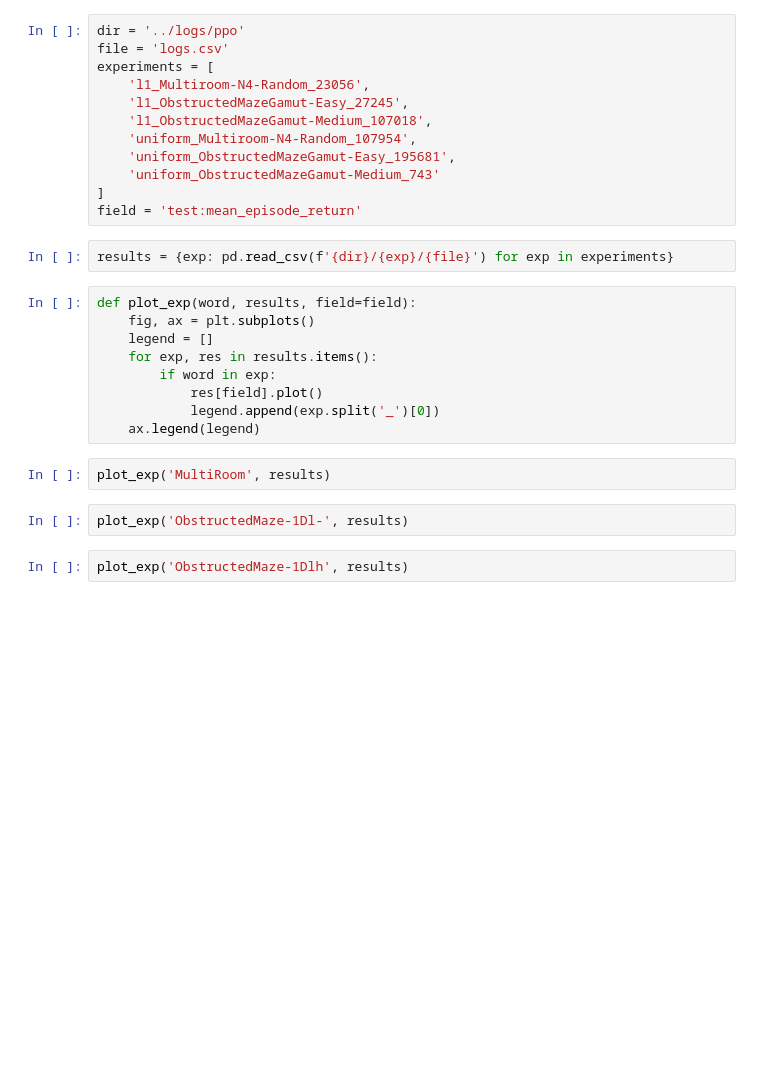
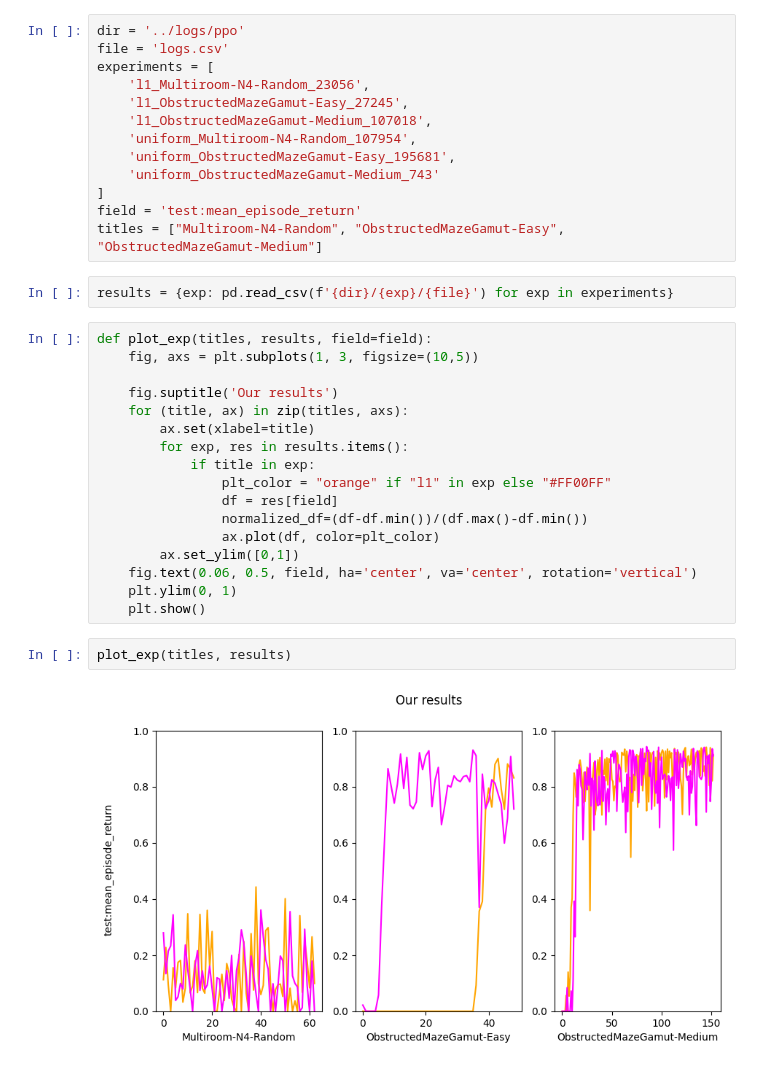
Before and after one commit to eyalcohen308/level-replay, a Jupyter notebook: results/results.ipynb, the cells around one changed output. Saved outputs shown, nothing was run; the diff lists cells and outputs as text; blank space fills up the shorter version.

Commit message:
Set picture of results

```diff
--- a/results/results.ipynb
+++ b/results/results.ipynb
@@ -13,20 +14,27 @@ experiments = [
     'uniform_ObstructedMazeGamut-Medium_743'
 ]
 field = 'test:mean_episode_return'
+titles = ["Multiroom-N4-Random", "ObstructedMazeGamut-Easy", "ObstructedMazeGamut-Medium"]
 # %%
 results = {exp: pd.read_csv(f'{dir}/{exp}/{file}') for exp in experiments}
-# %%
-def plot_exp(word, results, field=field):
-    fig, ax = plt.subplots()
-    legend = []
-    for exp, res in results.items():
-        if word in exp:
-            res[field].plot()
-            legend.append(exp.split('_')[0])
-    ax.legend(legend)
+# %%
+def plot_exp(titles, results, field=field):
+    fig, axs = plt.subplots(1, 3, figsize=(10,5))
+
+    fig.suptitle('Our results')
+    for (title, ax) in zip(titles, axs):
+        ax.set(xlabel=title)
+        for exp, res in results.items():
+            if title in exp:
+                plt_color = "orange" if "l1" in exp else "#FF00FF"
+                df = res[field]
+                normalized_df=(df-df.min())/(df.max()-df.min())
+                ax.plot(df, color=plt_color)
+        ax.set_ylim([0,1])
+    fig.text(0.06, 0.5, field, ha='center', va='center', rotation='vertical')
+    plt.ylim(0, 1)
+    plt.show()
 # %%
-plot_exp('MultiRoom', results)
+plot_exp(titles, results)
+# %% [output]
+[figure, added]
-# %%
-plot_exp('ObstructedMaze-1Dl-', results)
-# %%
-plot_exp('ObstructedMaze-1Dlh', results)
```
Also changed, not shown: parts of 1 cell of this notebook.
